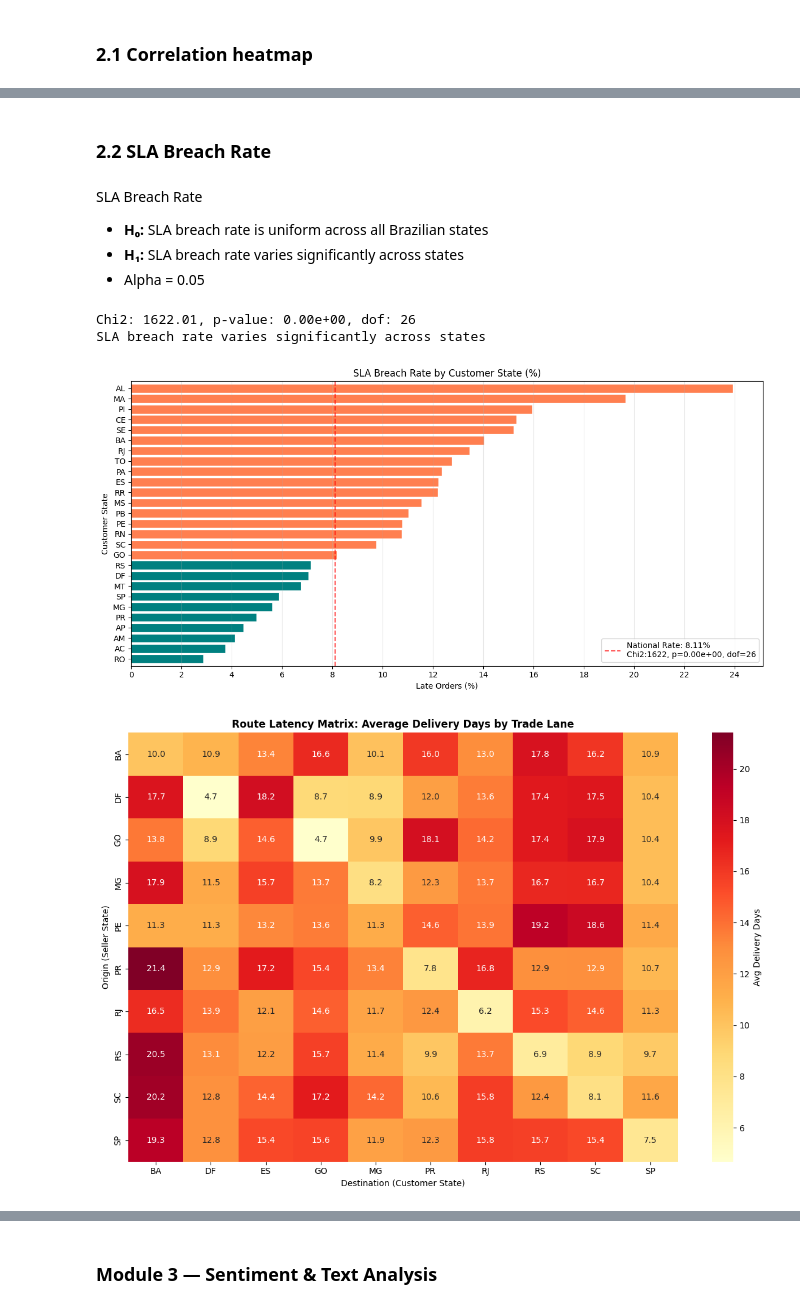
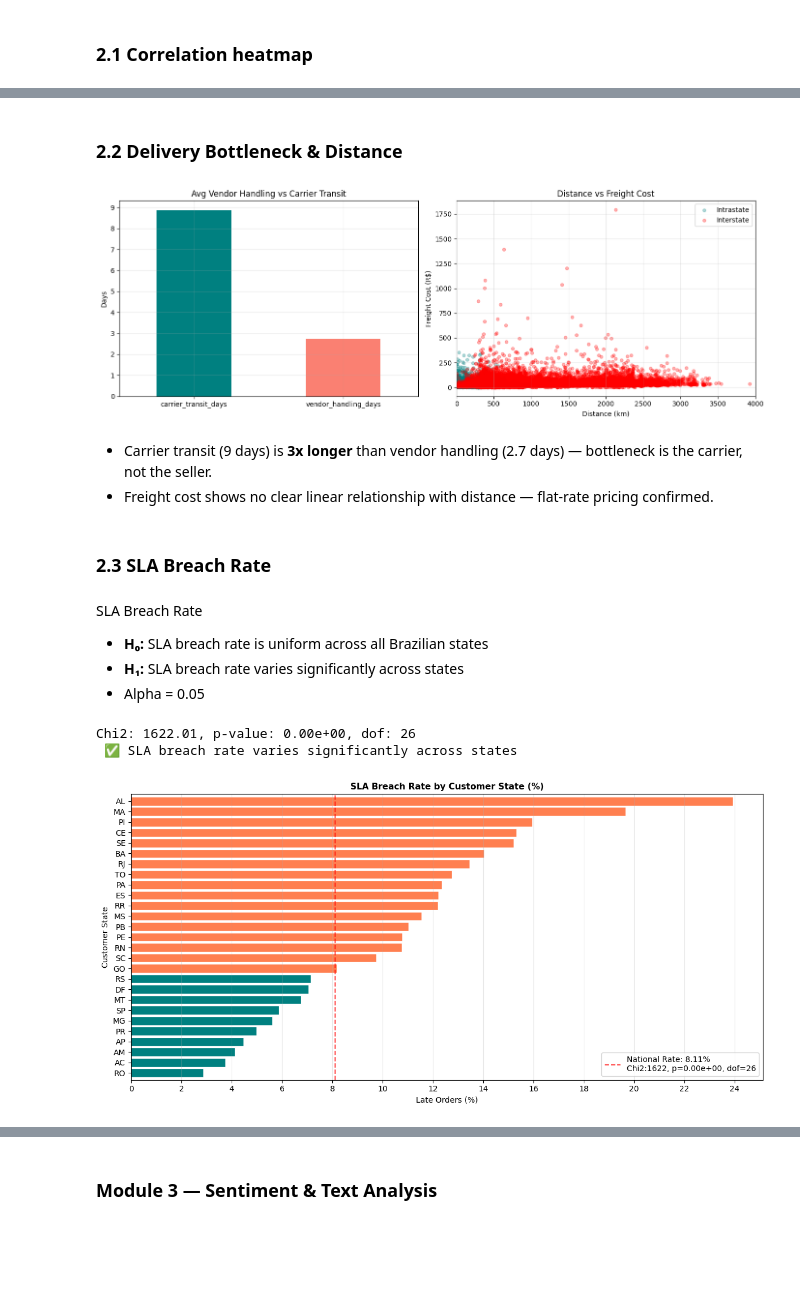
Before and after one commit to aguchhait-stack/olist-supply-chain-analytics, a Jupyter notebook: notebook.ipynb, the cells around one changed output, grey strips where cells are left out. Cells and saved outputs as stored; diff of their text form; code cells hidden in the pictures; blank space fills up the shorter version.

```diff
--- a/notebook.ipynb
+++ b/notebook.ipynb
@@ -586,5 +588,35 @@ plt.show()
+# %% [markdown]
+### 2.2 Delivery Bottleneck & Distance
+# %%
+fig ,axis = plt.subplots(1,2,figsize=(14,5))
+# transit days vs vender days
+logistics_df[['carrier_transit_days','vendor_handling_days']].mean().plot(kind='bar',ax= axis[0], color=['teal', 'salmon'])
+axis[0].tick_params(axis= 'x', rotation = 0)
+axis[0].set_title('Avg Vendor Handling vs Carrier Transit')
+axis[0].set_ylabel('Days')
+axis[0].set_yticks(np.arange(0,10,1))
+axis[0].grid(True, alpha=0.3)
+
+# Interstate vs Intrastate
+colors = {0:'teal',1:'red'}
+for v, c in colors.items():
+    subset = logistics_df[logistics_df['is_interstate'] == v]
+    subset.plot(x='distance_km',y='total_freight_value', color = c, kind='scatter',alpha=0.3, ax = axis[1], label=f'Interstate: {v}')
+axis[1].set_title('Distance vs Freight Cost')
+axis[1].set_xlabel('Distance (km)')
+axis[1].set_ylabel('Freight Cost (R$)')
+axis[1].set_xlim([0, 4000])
+axis[1].legend(['Intrastate', 'Interstate'])
+axis[1].grid(True, alpha=0.3)
+plt.tight_layout()
+plt.show()
+# %% [output]
+[figure, added]
+# %% [markdown]
+- Carrier transit (9 days) is **3x longer** than vendor handling (2.7 days) — bottleneck is the carrier, not the seller.
+- Freight cost shows no clear linear relationship with distance — flat-rate pricing confirmed.
 # %% [markdown]
-### 2.2 SLA Breach Rate
+### 2.3 SLA Breach Rate
 # %% [markdown]
 
 SLA Breach Rate
@@ -601,7 +633,7 @@ print(f"Chi2: {chi2:.2f}, p-value: {p:.2e}, dof: {dof}")
 
 alpha = 0.05
 if p < alpha:
-    print("SLA breach rate varies significantly across states")
+    print(" ✅ SLA breach rate varies significantly across states")
 else:
     print("SLA breach rate is uniform across all Brazilian states")
 
@@ -624,32 +656,5 @@ plt.savefig('outputs/sla_breach_by_state.png')
 plt.show()
 # %% [output]
 Chi2: 1622.01, p-value: 0.00e+00, dof: 26
-SLA breach rate varies significantly across states
+ ✅ SLA breach rate varies significantly across states
-[figure, old version]
+[figure, new version]
-# %%
-# Create a pivot table of average delivery days between states
-# Filter for top states to keep the matrix dense and readable
-top_seller_states = logistics_df['seller_state'].value_counts().head(10).index
-top_customer_states = logistics_df['customer_state'].value_counts().head(10).index
-
-filtered_geo = logistics_df[
-    logistics_df['seller_state'].isin(top_seller_states) &
-    logistics_df['customer_state'].isin(top_customer_states)
-]
-
-route_matrix = filtered_geo.pivot_table(
-    index='seller_state',
-    columns='customer_state',
-    values='delivery_days',
-    aggfunc='mean'
-)
-
-plt.figure(figsize=(12, 8))
-sns.heatmap(route_matrix, annot=True, cmap='YlOrRd', fmt=".1f", cbar_kws={'label': 'Avg Delivery Days'})
-plt.title('Route Latency Matrix: Average Delivery Days by Trade Lane', fontweight='bold')
-plt.ylabel('Origin (Seller State)')
-plt.xlabel('Destination (Customer State)')
-plt.tight_layout()
-plt.show()
-# %% [output]
-[figure, removed]
```
Also changed, not shown: parts of 32 cells of this notebook, 12 other files.
